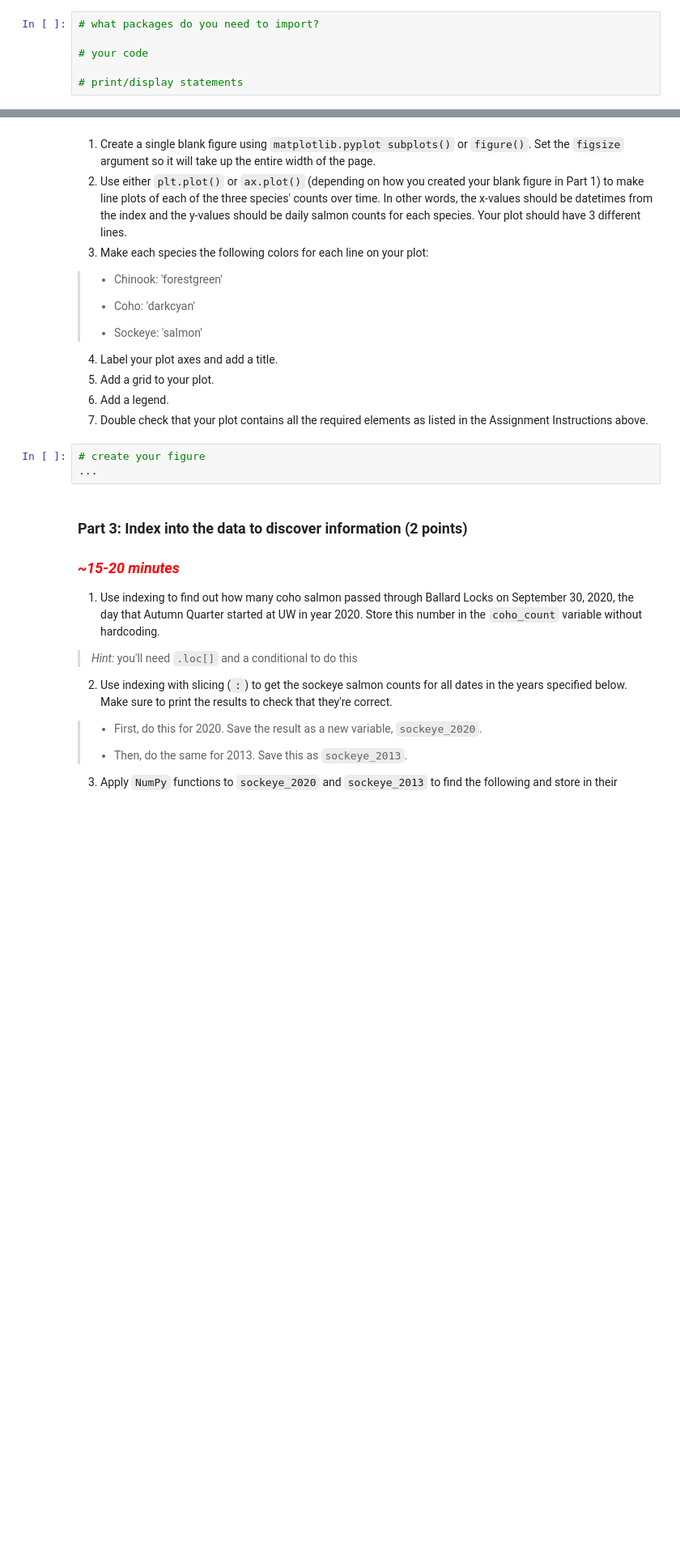
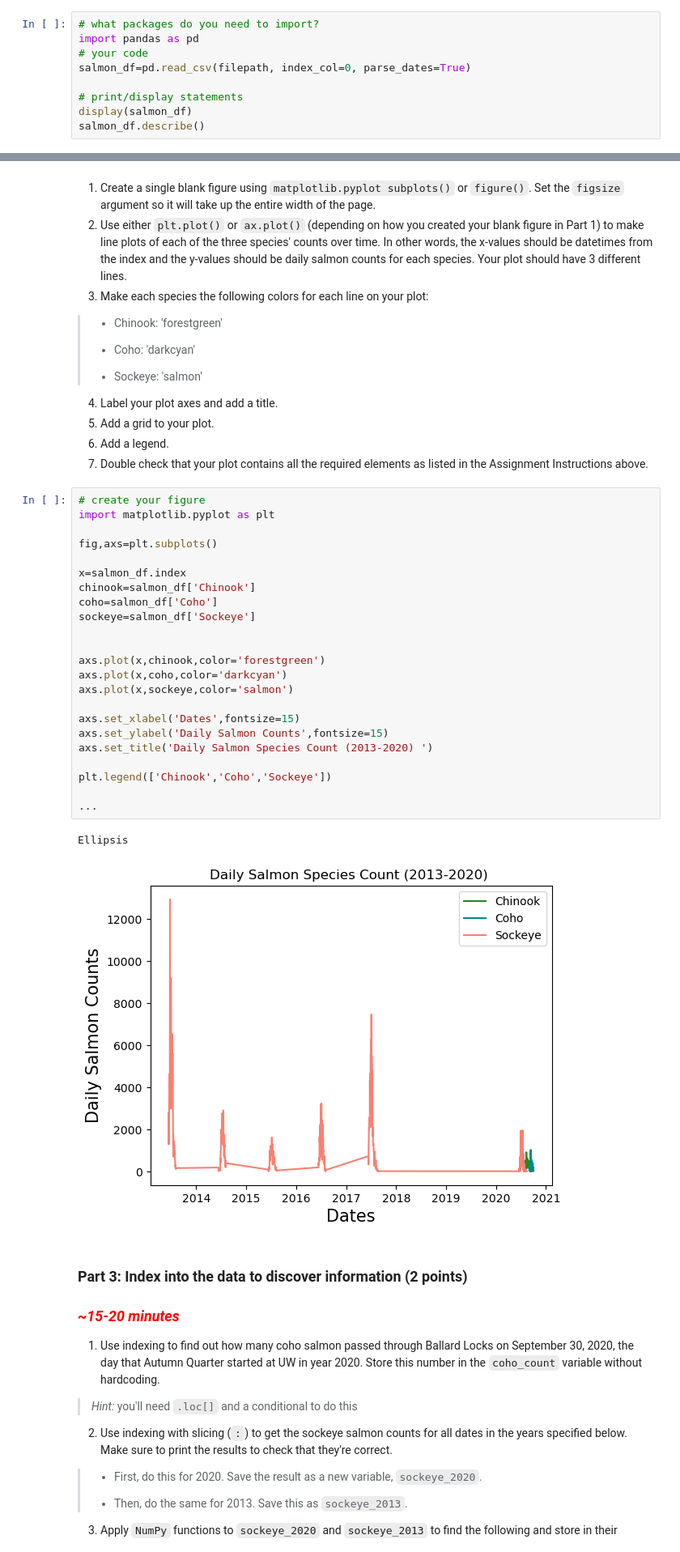
Before and after one commit to sagegr33n/week6_inclass, a Jupyter notebook: group_activity5.ipynb, the cells around one changed output, grey strips where cells are left out. Shown: that part at 81% size. Cells and saved outputs as stored; diff of their text form; blank space fills up the shorter version.

```diff
--- a/group_activity5.ipynb
+++ b/group_activity5.ipynb
@@ -91,7 +91,10 @@ filepath = 'https://raw.githubusercontent.com/OCEAN-215-CLASS/week6_inclass_data
 _Type your answer here, replacing this text._
 # %%
 # what packages do you need to import?
-
+import pandas as pd
 # your code
+salmon_df=pd.read_csv(filepath, index_col=0, parse_dates=True)
 
 # print/display statements
+display(salmon_df)
+salmon_df.describe()
@@ -119,9 +154,32 @@ grader.check("Question 1, Part 1")
 5. Add a grid to your plot.
 6. Add a legend.
 7. Double check that your plot contains all the required elements as listed in the Assignment Instructions above.
-# %%
-# create your figure
-...
+# %%
+# create your figure
+import matplotlib.pyplot as plt
+
+fig,axs=plt.subplots()
+
+x=salmon_df.index
+chinook=salmon_df['Chinook']
+coho=salmon_df['Coho']
+sockeye=salmon_df['Sockeye']
+
+
+axs.plot(x,chinook,color='forestgreen')
+axs.plot(x,coho,color='darkcyan')
+axs.plot(x,sockeye,color='salmon')
+
+axs.set_xlabel('Dates',fontsize=15)
+axs.set_ylabel('Daily Salmon Counts',fontsize=15)
+axs.set_title('Daily Salmon Species Count (2013-2020) ')
+
+plt.legend(['Chinook','Coho','Sockeye'])
+
+...
+# %% [output]
+Ellipsis
+[figure, added]
 # %% [markdown]
 <!-- END QUESTION -->
 
```
Also changed, not shown: parts of 14 cells of this notebook.
